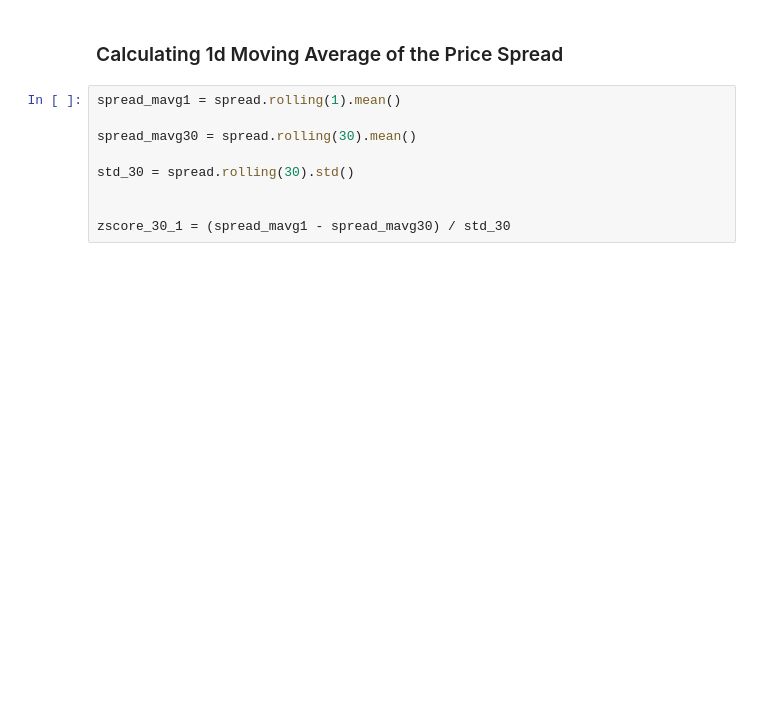
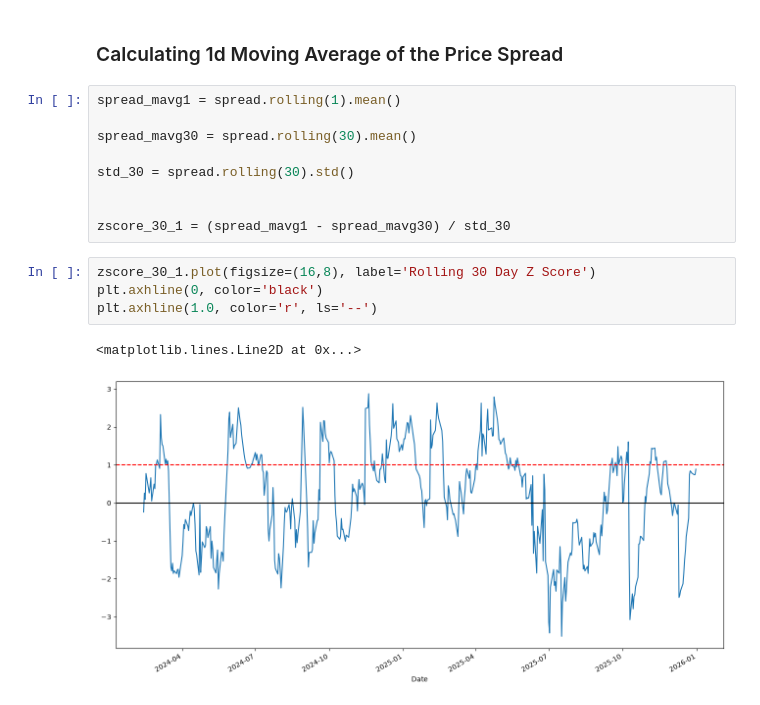
Before and after one commit to elfx545/Pairs-Trading-Strategy, a Jupyter notebook: research/Pairs_Trading_Research_Coca_Pepsi-2.ipynb, the cells around one changed output. Drawn from its saved outputs; the diff is of its cells as text; blank space fills up the shorter version.

```diff
--- a/research/Pairs_Trading_Research_Coca_Pepsi-2.ipynb
+++ b/research/Pairs_Trading_Research_Coca_Pepsi-2.ipynb
@@ -83,3 +83,10 @@ std_30 = spread.rolling(30).std()
 
 
 zscore_30_1 = (spread_mavg1 - spread_mavg30) / std_30
+# %%
+zscore_30_1.plot(figsize=(16,8), label='Rolling 30 Day Z Score')
+plt.axhline(0, color='black')
+plt.axhline(1.0, color='r', ls='--')
+# %% [output]
+<matplotlib.lines.Line2D at 0x...>
+[figure, added]
```
Also changed, not shown: 1 other file.
